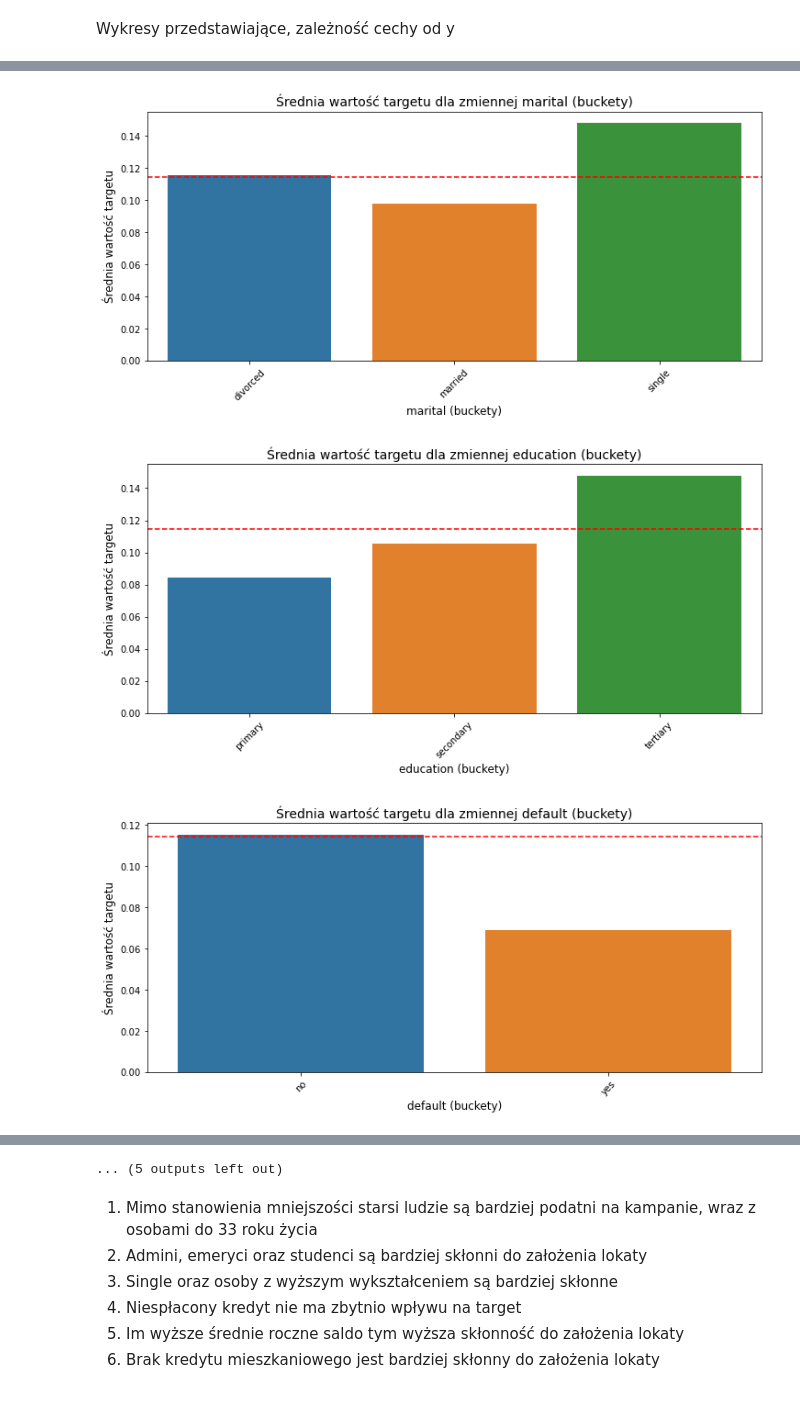
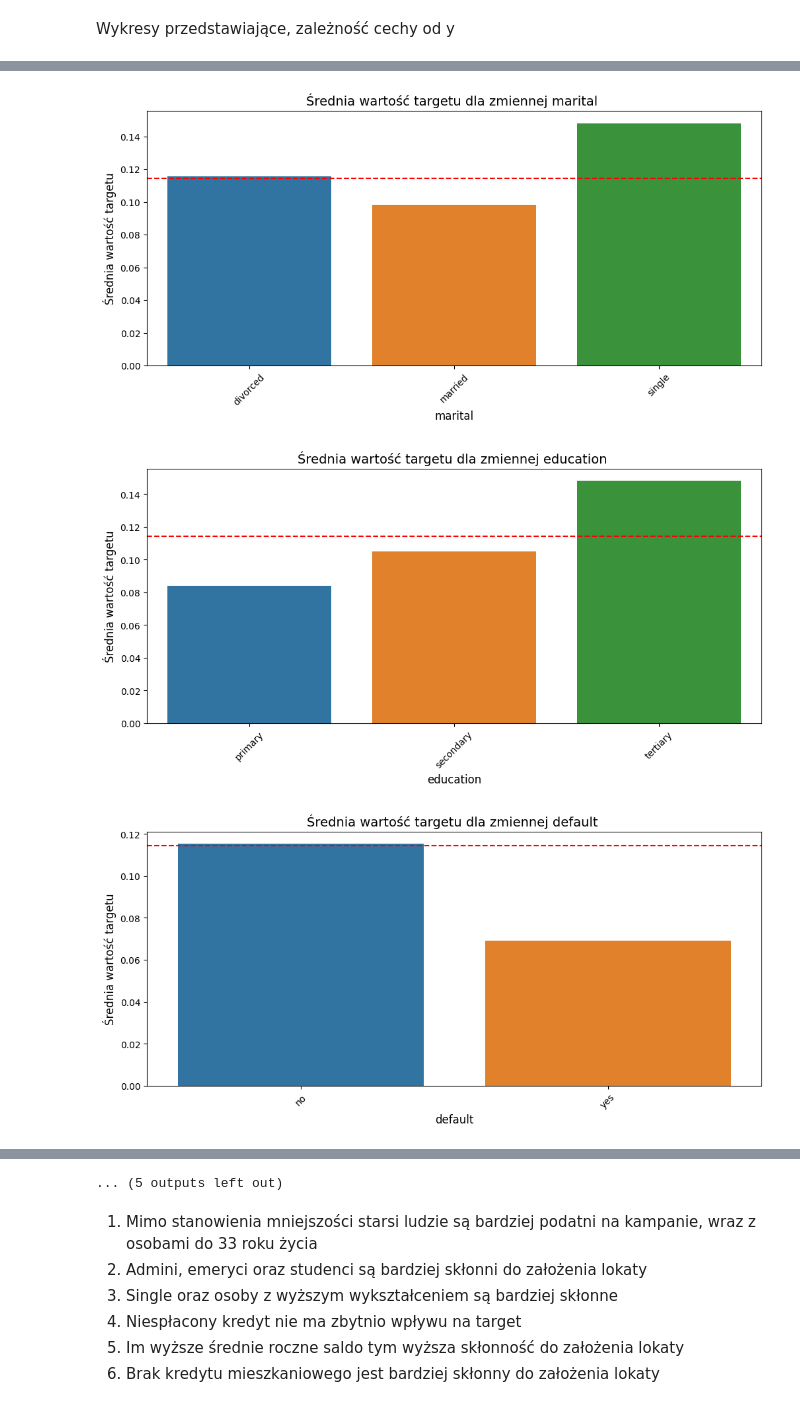
Before and after one commit to marcinbartosiewicz/PAD-Projekt, a Jupyter notebook: Projekt_Marcin_Bartosiewicz.ipynb, the cells around one changed output, grey strips where cells are left out. Cells and saved outputs as stored; diff of their text form; code cells hidden in the pictures.

```diff
--- a/Projekt_Marcin_Bartosiewicz.ipynb
+++ b/Projekt_Marcin_Bartosiewicz.ipynb
@@ -118,12 +99,12 @@ for column in data.columns:
 
             plt.subplot(1, 2, 1)
             sns.boxplot(y=data[column])
-            plt.title(f'Box Plot of {column}')
+            plt.title(f'Wykres Box dla: {column}')
 
 
             plt.subplot(1, 2, 2)
             sns.histplot(data[column], kde=True)
-            plt.title(f'Distribution of {column}')
+            plt.title(f'Rozkład cechy: {column}')
 
         else:
             value_counts = data[column].value_counts()
@@ -131,11 +112,11 @@ for column in data.columns:
             percentages = (value_counts / total * 100).round(1)
 
 
-            ax = sns.barplot(x=value_counts.index, y=value_counts.values)
+            ax = sns.barplot(x=value_counts.index, y=value_counts.values, hue=value_counts.index, legend=False)
             for i, (count, percentage) in enumerate(zip(value_counts, percentages)):
                 ax.text(i, count, f'{percentage}%',
                        ha='center', va='bottom')
-            plt.title(f"Bar Plot of {column}")
+            plt.title(f"Wykres Box dla: {column}")
             plt.xticks(rotation=45, ha='right')
 
 
@@ -295,12 +276,12 @@ for column in changed_columns:
 
             plt.subplot(1, 2, 1)
             sns.boxplot(y=data_clean[column])
-            plt.title(f'Box Plot of {column}')
+            plt.title(f'Wykres Box dla: {column}')
 
 
             plt.subplot(1, 2, 2)
             sns.histplot(data_clean[column], kde=True)
-            plt.title(f'Distribution of {column}')
+            plt.title(f'Rozkład cechy: {column}')
 
         else:
             value_counts = data_clean[column].value_counts()
@@ -308,11 +289,11 @@ for column in changed_columns:
             percentages = (value_counts / total * 100).round(1)
 
 
-            ax = sns.barplot(x=value_counts.index, y=value_counts.values)
+            ax = sns.barplot(x=value_counts.index, y=value_counts.values, hue=value_counts.index,legend=False)
             for i, (count, percentage) in enumerate(zip(value_counts, percentages)):
                 ax.text(i, count, f'{percentage}%',
                        ha='center', va='bottom')
-            plt.title(f"Bar Plot of {column}")
+            plt.title(f"Wykres Box dla: {column}")
             plt.xticks(rotation=45, ha='right')
 
 
@@ -357,9 +338,9 @@ for column in cols:
             srednia_target = tmp_frame.groupby(f'{column}_bucket')['y'].mean().reset_index()
 
 
-            sns.barplot(x=f'{column}_bucket', y='y', data=srednia_target)
-            plt.title(f'Średnia wartość targetu dla zmiennej {column} (buckety)', fontsize=14)
-            plt.xlabel(f'{column} (buckety)', fontsize=12)
+            sns.barplot(x=f'{column}_bucket', y='y', data=srednia_target, hue=f'{column}_bucket',legend=False)
+            plt.title(f'Średnia wartość targetu dla zmiennej {column}', fontsize=14)
+            plt.xlabel(f'{column}', fontsize=12)
             plt.ylabel('Średnia wartość targetu', fontsize=12)
             plt.tick_params(axis='x', rotation=45)
             plt.axhline(global_mean_target, color='red', linestyle='--', linewidth=1.5, label='Średnia targetu (globalna)')
@@ -369,9 +350,9 @@ for column in cols:
             srednia_target = tmp_frame.groupby(column)['y'].mean().reset_index()
 
 
-            sns.barplot(x=column, y='y', data=srednia_target)
-            plt.title(f'Średnia wartość targetu dla zmiennej {column} (buckety)', fontsize=14)
-            plt.xlabel(f'{column} (buckety)', fontsize=12)
+            sns.barplot(x=column, y='y', data=srednia_target, hue=column,legend=False)
+            plt.title(f'Średnia wartość targetu dla zmiennej {column} ', fontsize=14)
+            plt.xlabel(f'{column}', fontsize=12)
             plt.ylabel('Średnia wartość targetu', fontsize=12)
             plt.tick_params(axis='x', rotation=45)
             plt.axhline(global_mean_target, color='red', linestyle='--', linewidth=1.5, label='Średnia targetu (globalna)')
@@ -381,3 +362,3 @@ for column in cols:
-[figure, old version]
+[figure, new version]
-[figure, old version]
+[figure, new version]
-[figure, old version]
+[figure, new version]
```
Also changed, not shown: parts of 5 cells of this notebook.
